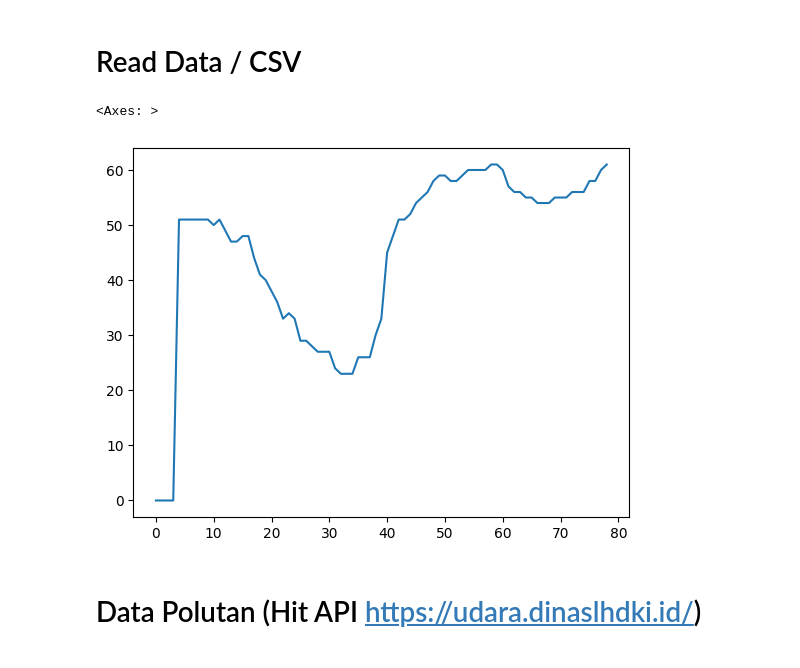
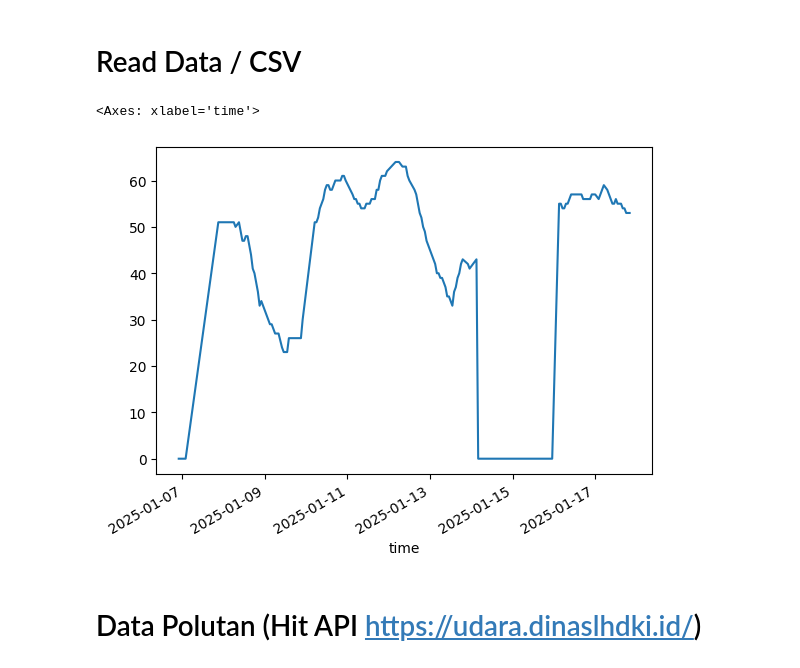
Before and after one commit to stevanusfebrian/PM2.5-Prediction, a Jupyter notebook: Code/Script/scheduler.ipynb, the cells around one changed output. Saved outputs shown, nothing was run; the diff lists cells and outputs as text; code cells hidden in the pictures.

```diff
--- a/Code/Script/scheduler.ipynb
+++ b/Code/Script/scheduler.ipynb
@@ -35,11 +35,13 @@ pysqldf = lambda q: sqldf(q, globals())
 # result = pd.read_csv('./Result/result.csv', sep=';')
 # %%
 udara = pd.read_sql_query('select * from "hourly_air_quality"',con=engine)
-# %%
-udara['pm25_dki1'].plot(x=udara['time'])
-# %% [output]
-<Axes: >
-[figure, removed]
+# %%
+temp_udara = udara.copy()
+temp_udara = temp_udara.set_index('time')
+temp_udara['pm25_dki1'].plot()
+# %% [output]
+<Axes: xlabel='time'>
+[figure, added]
 # %% [markdown]
 # Data Polutan (Hit API https://udara.dinaslhdki.id/)
 # %%
```
Also changed, not shown: parts of 17 cells of this notebook, 6 other files.
